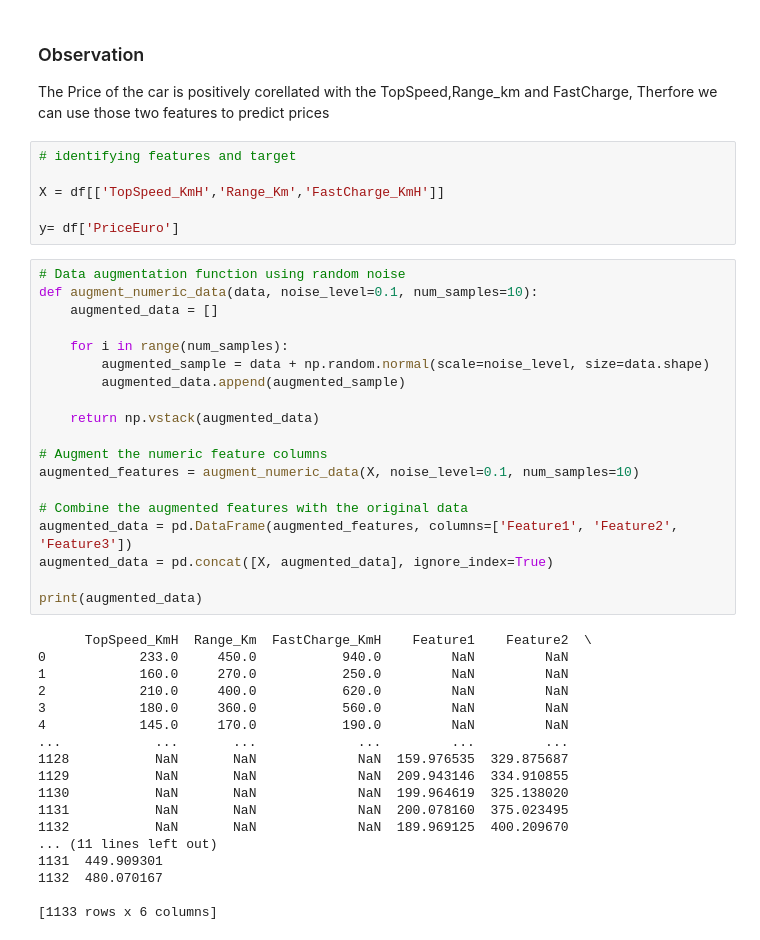
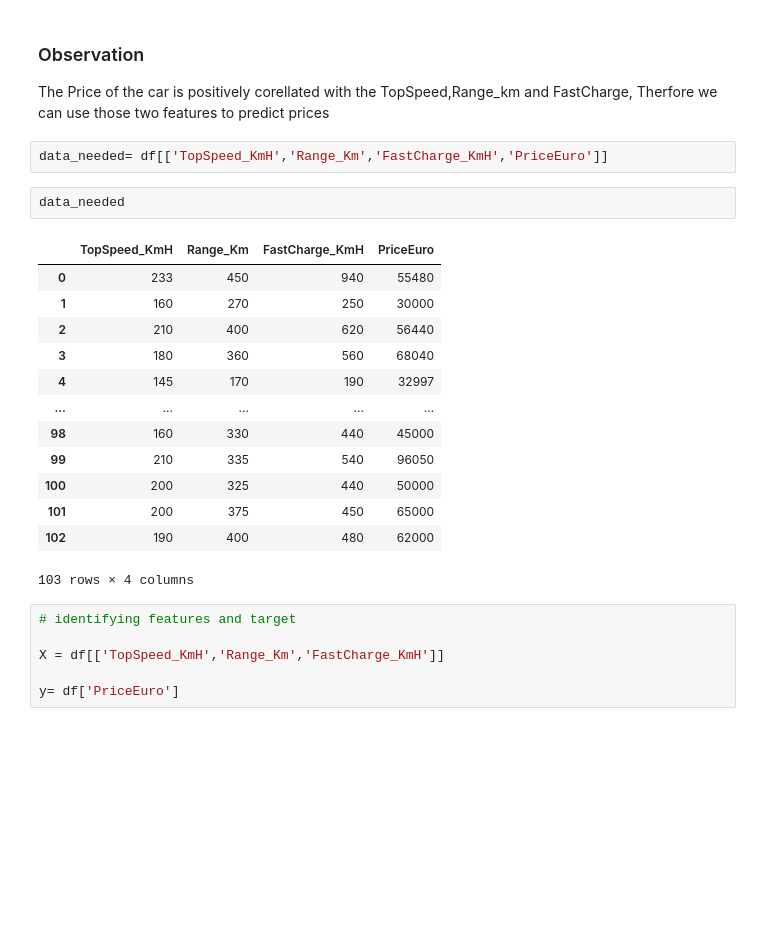
Before and after one commit to Meta-c/OBD-analysis, a Jupyter notebook: ev_analysis.ipynb, the cells around one changed output. Saved outputs shown, nothing was run; the diff lists cells and outputs as text; blank space fills up the shorter version.

```diff
--- a/ev_analysis.ipynb
+++ b/ev_analysis.ipynb
@@ -427,46 +427,27 @@ plt.show()
 ### Observation
 
 The Price of the car is positively corellated with the TopSpeed,Range_km and FastCharge, Therfore we can use those two features to predict prices
+# %%
+data_needed= df[['TopSpeed_KmH','Range_Km','FastCharge_KmH','PriceEuro']]
+# %%
+data_needed
+# %% [output]
+|  | TopSpeed_KmH | Range_Km | FastCharge_KmH | PriceEuro |
+| 0 | 233 | 450 | 940 | 55480 |
+| 1 | 160 | 270 | 250 | 30000 |
+| 2 | 210 | 400 | 620 | 56440 |
+| 3 | 180 | 360 | 560 | 68040 |
+| 4 | 145 | 170 | 190 | 32997 |
+| ... | ... | ... | ... | ... |
+| 98 | 160 | 330 | 440 | 45000 |
+| 99 | 210 | 335 | 540 | 96050 |
+| 100 | 200 | 325 | 440 | 50000 |
+| 101 | 200 | 375 | 450 | 65000 |
+| 102 | 190 | 400 | 480 | 62000 |
+103 rows × 4 columns
 # %%
 # identifying features and target
 
 X = df[['TopSpeed_KmH','Range_Km','FastCharge_KmH']]
 
 y= df['PriceEuro']
-# %%
-# Data augmentation function using random noise
-def augment_numeric_data(data, noise_level=0.1, num_samples=10):
-    augmented_data = []
-
-    for i in range(num_samples):
-        augmented_sample = data + np.random.normal(scale=noise_level, size=data.shape)
-        augmented_data.append(augmented_sample)
-
-    return np.vstack(augmented_data)
-
-# Augment the numeric feature columns
-augmented_features = augment_numeric_data(X, noise_level=0.1, num_samples=10)
-
-# Combine the augmented features with the original data
-augmented_data = pd.DataFrame(augmented_features, columns=['Feature1', 'Feature2', 'Feature3'])
-augmented_data = pd.concat([X, augmented_data], ignore_index=True)
-
-print(augmented_data)
-# %% [output]
-      TopSpeed_KmH  Range_Km  FastCharge_KmH    Feature1    Feature2  \
-0            233.0     450.0           940.0         NaN         NaN
-1            160.0     270.0           250.0         NaN         NaN
-2            210.0     400.0           620.0         NaN         NaN
-3            180.0     360.0           560.0         NaN         NaN
-4            145.0     170.0           190.0         NaN         NaN
-...            ...       ...             ...         ...         ...
-1128           NaN       NaN             NaN  159.976535  329.875687
-1129           NaN       NaN             NaN  209.943146  334.910855
-1130           NaN       NaN             NaN  199.964619  325.138020
-1131           NaN       NaN             NaN  200.078160  375.023495
-1132           NaN       NaN             NaN  189.969125  400.209670
-... (11 lines left out)
-1131  449.909301
-1132  480.070167
-
-[1133 rows x 6 columns]
```
Also changed, not shown: parts of 5 cells of this notebook.
